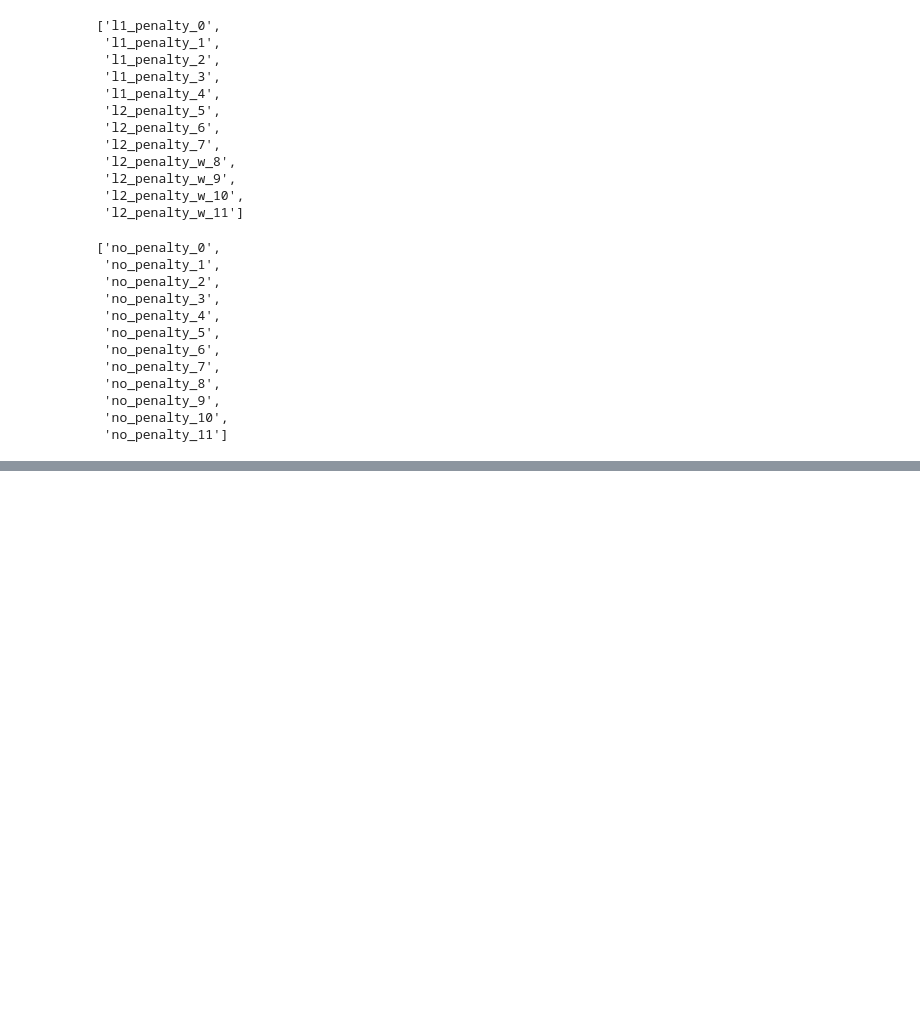
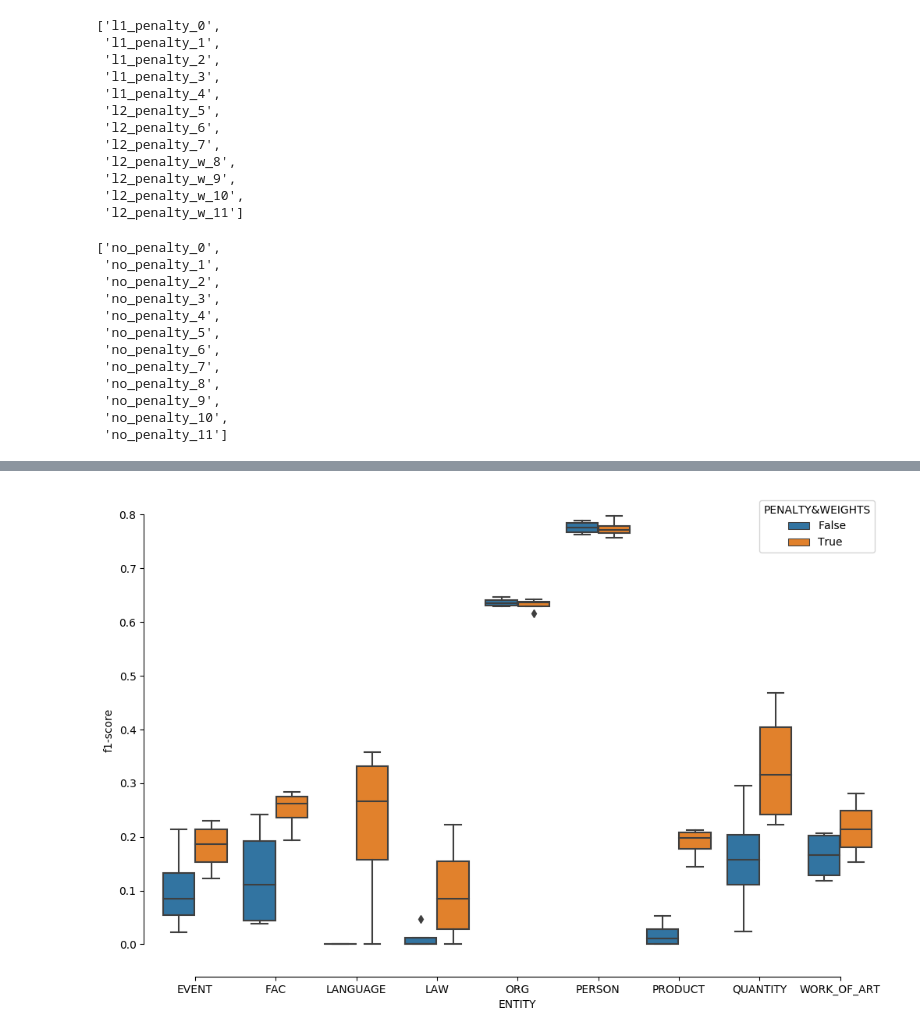
Before and after one commit to minggli/python-pp, a Jupyter notebook: bcrf_test_1.ipynb, the cells around one changed output, grey strips where cells are left out. Drawn from its saved outputs; the diff is of its cells as text; code cells hidden in the pictures; blank space fills up the shorter version.

```diff
--- a/bcrf_test_1.ipynb
+++ b/bcrf_test_1.ipynb
@@ -747,0 +741,14 @@ with open("corpus_l2_w_10.log") as f:
+# %%
+df = assm_df.loc[assm_df["EXPERIMENT"] >= 8, assm_df.columns.difference(lst)].copy()
+# %%
+df = df.rename(columns={"PENALTY": "PENALTY&WEIGHTS"})
+# %%
+long_df = df.melt(id_vars=["EXPERIMENT", "PENALTY&WEIGHTS"], var_name="ENTITY", value_name="f1-score")
+# %%
+long_df["f1-score"] = long_df["f1-score"].astype(np.float32)
+# %%
+fig = plt.figure(figsize=(12, 8), dpi=100)
+sns.boxplot(x="ENTITY", y="f1-score", hue="PENALTY&WEIGHTS", data=long_df)
+sns.despine(offset=10, trim=True)
+# %% [output]
+[figure, added]
```
Also changed, not shown: parts of 5 cells of this notebook.
